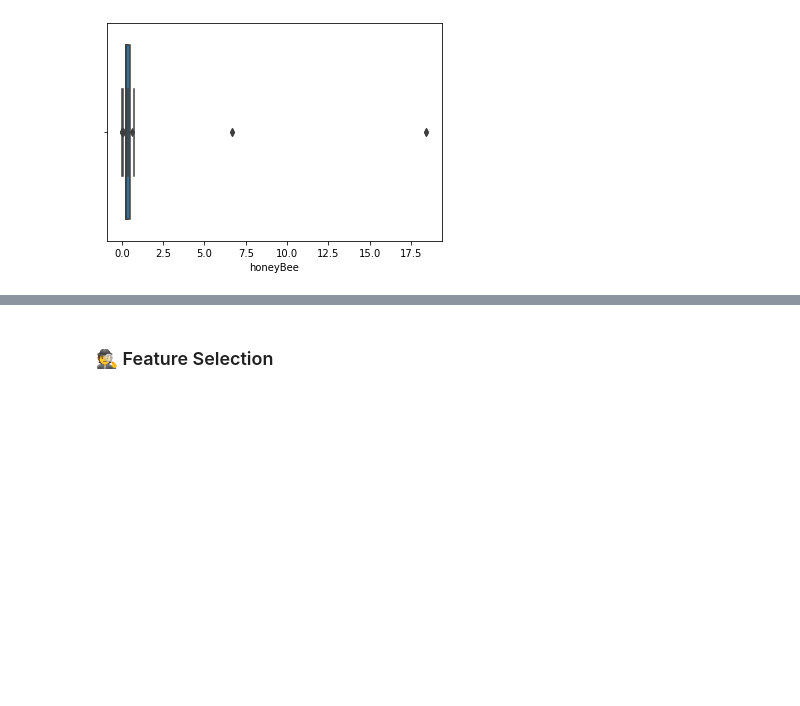
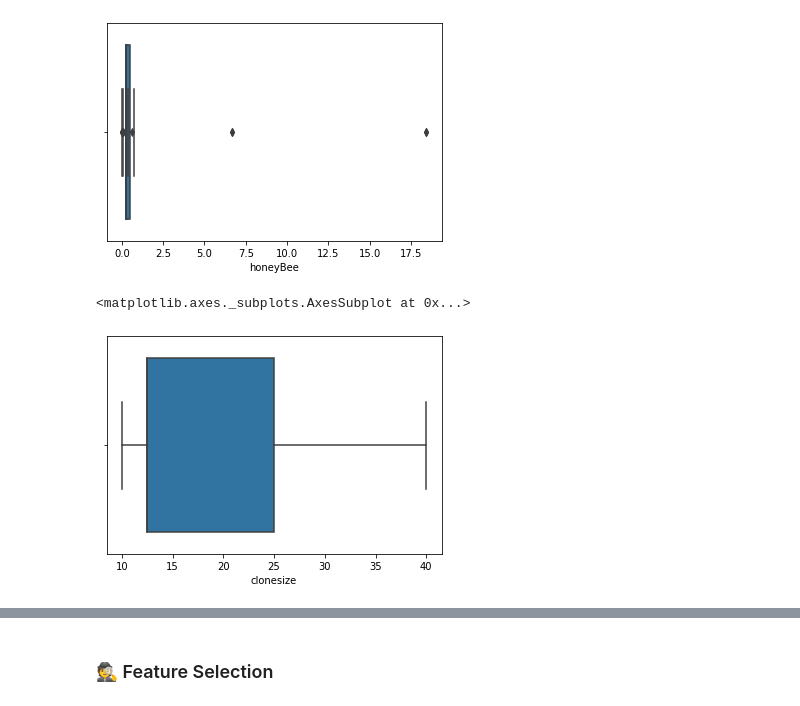
Before and after one commit to MayumyCH/blueberry_yield_prediction_with_python, a Jupyter notebook: Blueberry_prediction.ipynb, the cells around one changed output, grey strips where cells are left out. Saved outputs shown, nothing was run; the diff lists cells and outputs as text; code cells hidden in the pictures; blank space fills up the shorter version.

```diff
--- a/Blueberry_prediction.ipynb
+++ b/Blueberry_prediction.ipynb
@@ -334,6 +399,11 @@ sns.boxplot(x=df_blueberry['honeyBee'])
 # %% [output]
 <matplotlib.axes._subplots.AxesSubplot at 0x...>
 [figure]
+# %%
+sns.boxplot(x=df_blueberry['clonesize'])
+# %% [output]
+<matplotlib.axes._subplots.AxesSubplot at 0x...>
+[figure, added]
 # %%
 # Quitando valores outlier con el rango intercuartilico
 q1 = df_blueberry.quantile(0.25) # 1er Cuartil
```
Also changed, not shown: parts of 48 cells of this notebook, 1 other file.
